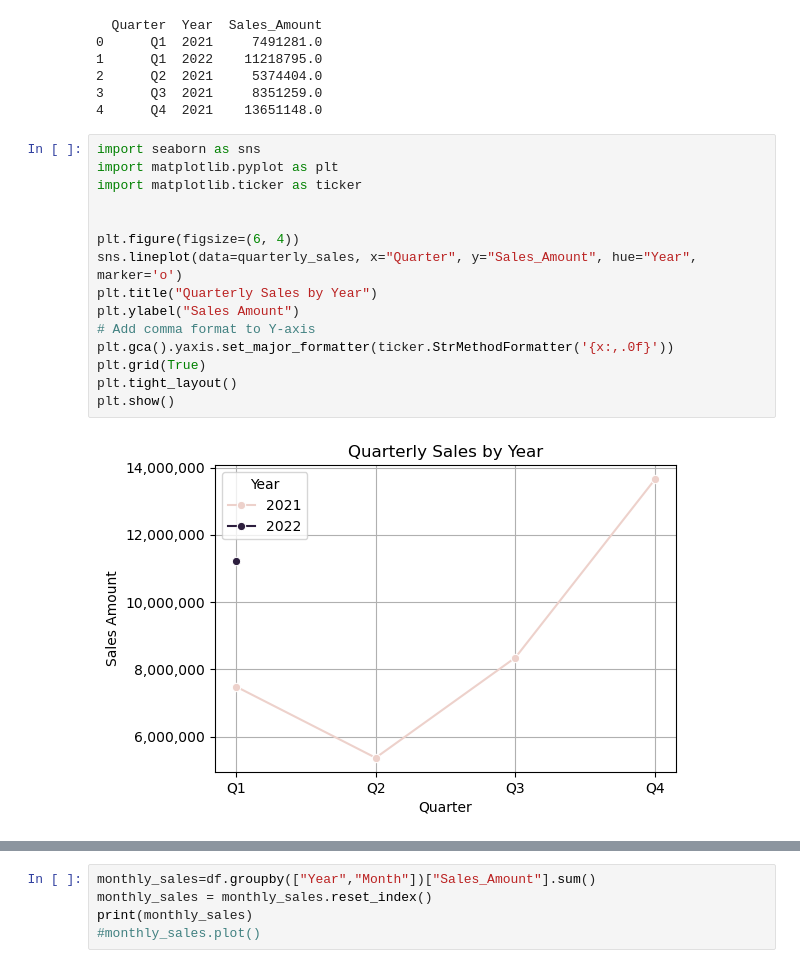
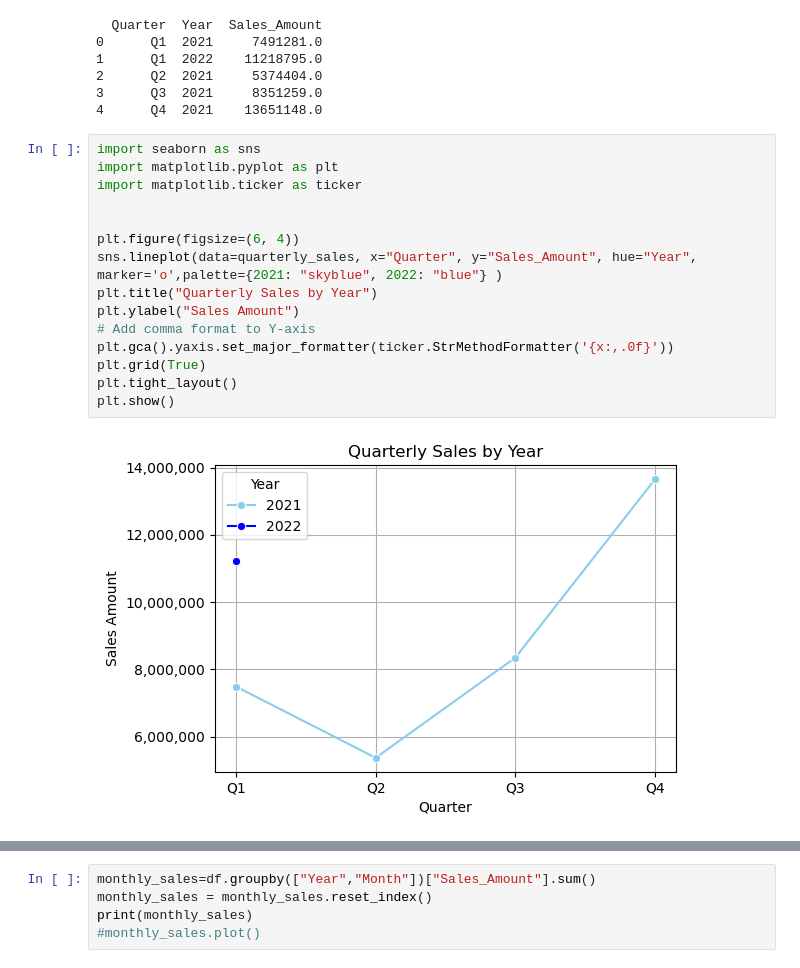
Before and after one commit to Lenida-Daniels/Sales-Analysis, a Jupyter notebook: sales_analysis.ipynb, the cells around one changed output, grey strips where cells are left out. Drawn from its saved outputs; the diff is of its cells as text.

```diff
--- a/sales_analysis.ipynb
+++ b/sales_analysis.ipynb
@@ -191,20 +207,20 @@ print(quarterly_sales)
 # %%
 import seaborn as sns
 import matplotlib.pyplot as plt
 import matplotlib.ticker as ticker
 
 
 plt.figure(figsize=(6, 4))
-sns.lineplot(data=quarterly_sales, x="Quarter", y="Sales_Amount", hue="Year", marker='o')
+sns.lineplot(data=quarterly_sales, x="Quarter", y="Sales_Amount", hue="Year", marker='o',palette={2021: "skyblue", 2022: "blue"} )
 plt.title("Quarterly Sales by Year")
 plt.ylabel("Sales Amount")
 # Add comma format to Y-axis
 plt.gca().yaxis.set_major_formatter(ticker.StrMethodFormatter('{x:,.0f}'))
 plt.grid(True)
 plt.tight_layout()
 plt.show()
 # %% [output]
-[figure, old version]
+[figure, new version]
 # %%
 import plotly.express as px
 
```
Also changed, not shown: parts of 28 cells of this notebook.
